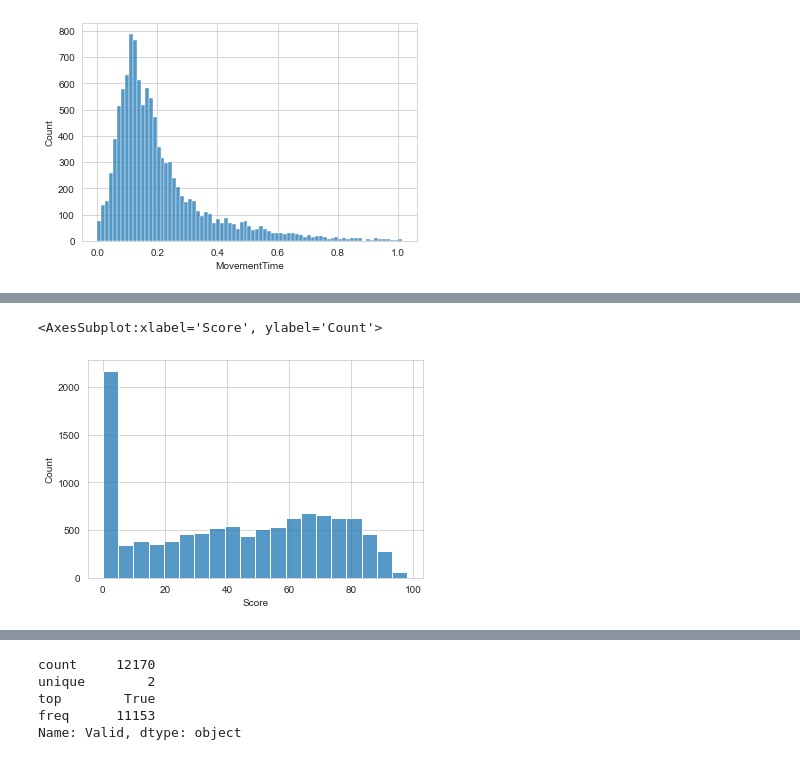
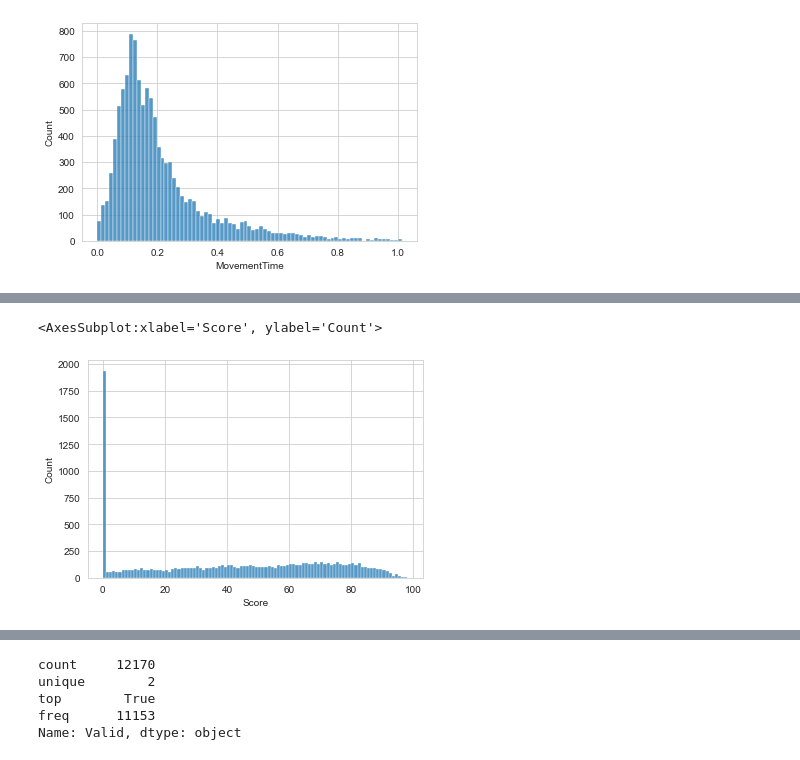
Before and after one commit to qniksefat/gradecc, a Jupyter notebook: notebooks/behavioral.ipynb, the cells around one changed output, grey strips where cells are left out. Cells and saved outputs as stored; diff of their text form; code cells hidden in the pictures.

```diff
--- a/notebooks/behavioral.ipynb
+++ b/notebooks/behavioral.ipynb
@@ -79,5 +118,5 @@ sns.histplot(data=dfb, x='MovementTime')
 # %%
-sns.histplot(data=dfb, x='Score')
+sns.histplot(data=dfb, x='Score', binwidth=1)
 # %% [output]
 <AxesSubplot:xlabel='Score', ylabel='Count'>
-[figure, old version]
+[figure, new version]
```
Also changed, not shown: parts of 82 cells of this notebook, 2 other files.
